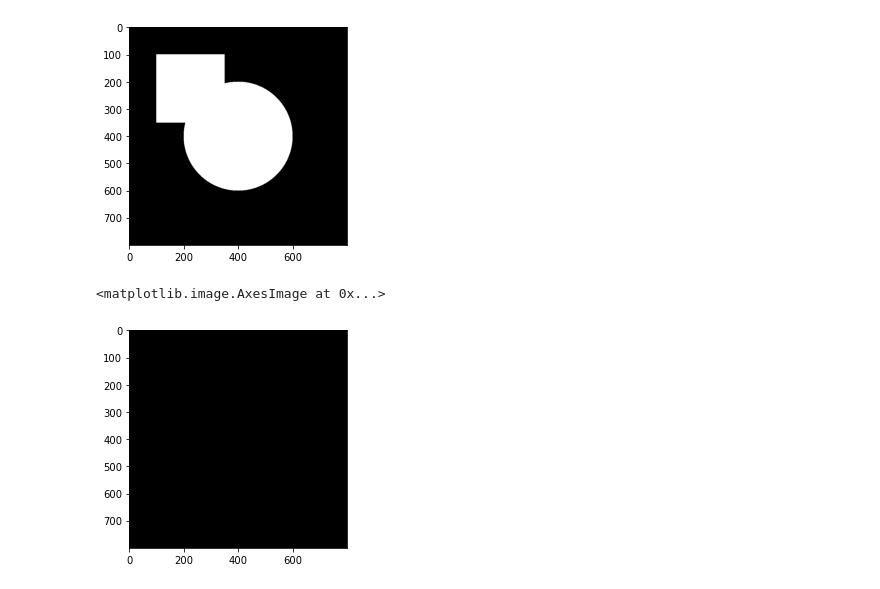
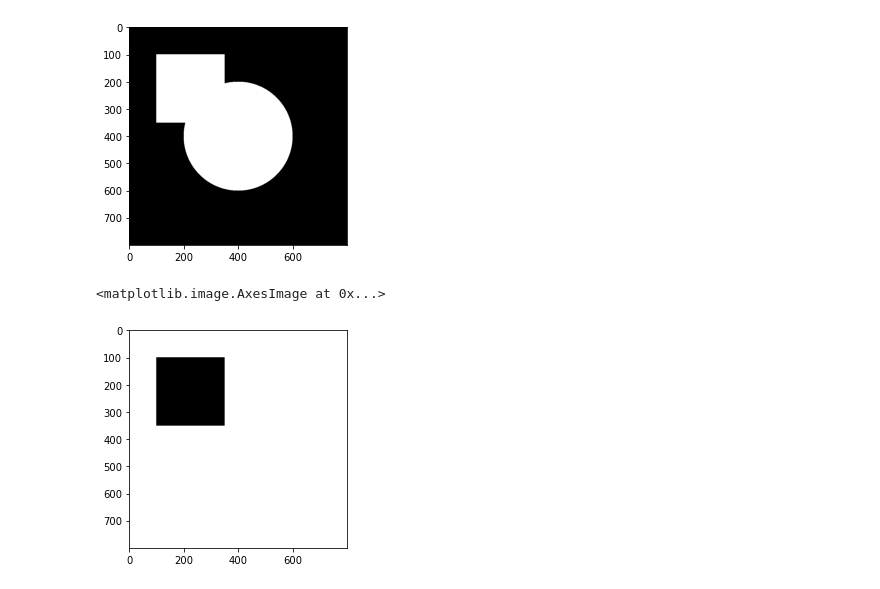
Before and after one commit to nsarkhanov/AI_Course_Exercise, a Jupyter notebook: M6-computer-vesion/D3/Bitwise operators.ipynb, the cells around one changed output. Cells and saved outputs as stored; diff of their text form; code cells hidden in the pictures.

```diff
--- a/M6-computer-vesion/D3/Bitwise operators.ipynb
+++ b/M6-computer-vesion/D3/Bitwise operators.ipynb
@@ -44,10 +44,10 @@ plt.imshow(img_or,cmap='gray')
 [figure]
 # %%
 # Create a new image and merge both previous images (square and circle) with a bitwise not operation
-img_not=cv2.bitwise_xor(square,circle)
+img_not=cv2.bitwise_not(square,circle)
 plt.imshow(img_not,cmap='gray')
 # %% [output]
 <matplotlib.image.AxesImage at 0x...>
-[figure, old version]
+[figure, new version]
 # %%
 # Create a new image and merge both previous images (square and circle) with a bitwise xor operation
```
Also changed, not shown: parts of 1 cell of this notebook.
